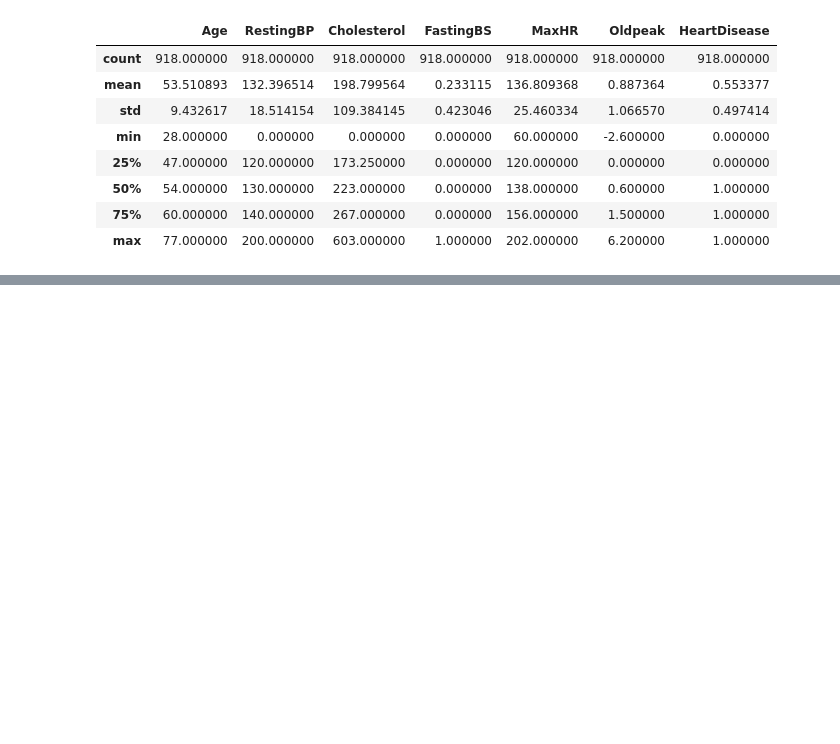
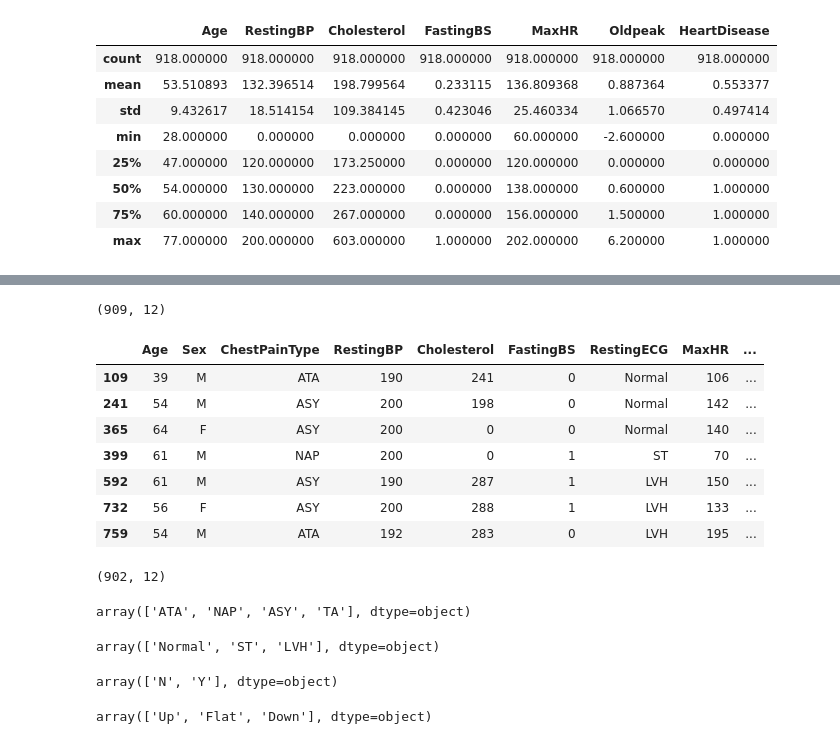
Before and after one commit to dharmitpatel81/machine-learning-basics, a Jupyter notebook: 18_PCA/exercise.ipynb, the cells around one changed output, grey strips where cells are left out. Drawn from its saved outputs; the diff is of its cells as text; code cells hidden in the pictures; blank space fills up the shorter version.

Commit message:
Update: PCA Exercise

```diff
--- a/18_PCA/exercise.ipynb
+++ b/18_PCA/exercise.ipynb
@@ -48,0 +85,37 @@ df.describe()
+# %%
+df2 = df1[df1.Oldpeak <= (df1.Oldpeak.mean() + 3 * df1.Oldpeak.std())]
+df2.shape
+# %% [output]
+(909, 12)
+# %%
+df[df.RestingBP > (df.RestingBP.mean() + 3 * df.RestingBP.std())]
+# %% [output]
+|  | Age | Sex | ChestPainType | RestingBP | Cholesterol | FastingBS | RestingECG | MaxHR | ... |
+| 109 | 39 | M | ATA | 190 | 241 | 0 | Normal | 106 | ... |
+| 241 | 54 | M | ASY | 200 | 198 | 0 | Normal | 142 | ... |
+| 365 | 64 | F | ASY | 200 | 0 | 0 | Normal | 140 | ... |
+| 399 | 61 | M | NAP | 200 | 0 | 1 | ST | 70 | ... |
+| 592 | 61 | M | ASY | 190 | 287 | 1 | LVH | 150 | ... |
+| 732 | 56 | F | ASY | 200 | 288 | 1 | LVH | 133 | ... |
+| 759 | 54 | M | ATA | 192 | 283 | 0 | LVH | 195 | ... |
+# %%
+df3 = df2[df2.RestingBP <= (df2.RestingBP.mean() + 3 * df2.RestingBP.std())]
+df3.shape
+# %% [output]
+(902, 12)
+# %%
+df.ChestPainType.unique()
+# %% [output]
+array(['ATA', 'NAP', 'ASY', 'TA'], dtype=object)
+# %%
+df.RestingECG.unique()
+# %% [output]
+array(['Normal', 'ST', 'LVH'], dtype=object)
+# %%
+df.ExerciseAngina.unique()
+# %% [output]
+array(['N', 'Y'], dtype=object)
+# %%
+df.ST_Slope.unique()
+# %% [output]
+array(['Up', 'Flat', 'Down'], dtype=object)
```
Also changed, not shown: parts of 18 cells of this notebook.
